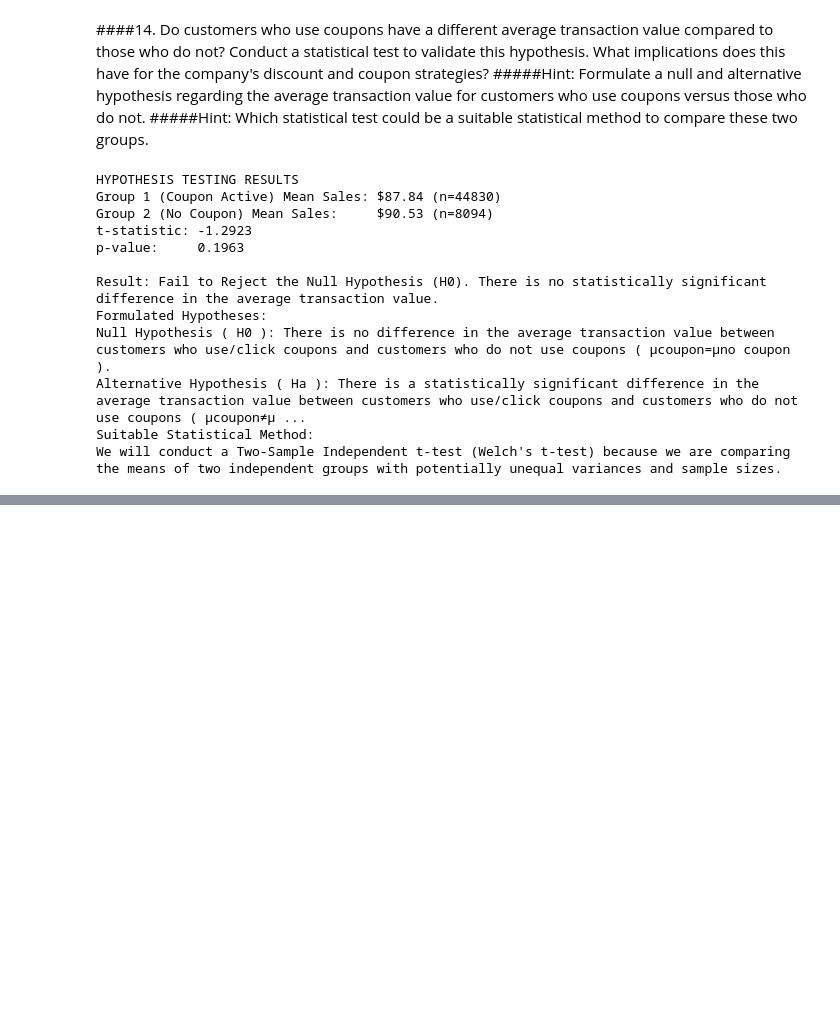
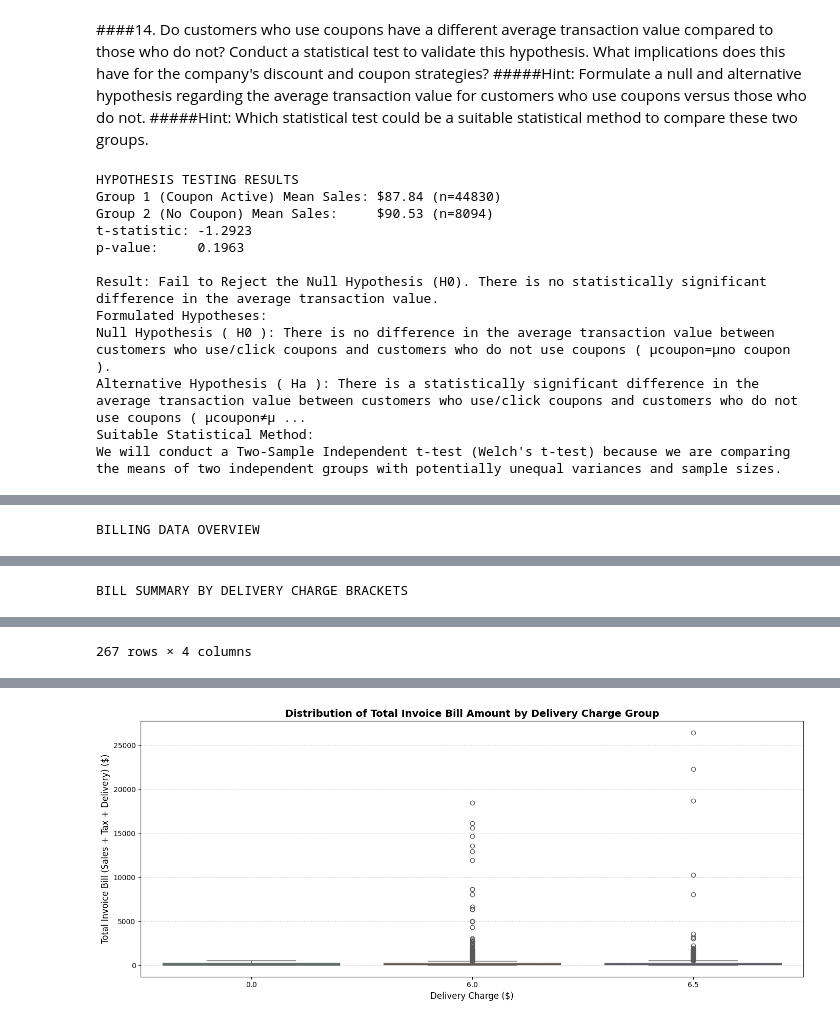
Before and after one commit to shridhar2k9/AI-ML, a Jupyter notebook: Untitled4.ipynb, the cells around one changed output, grey strips where cells are left out. Drawn from its saved outputs; the diff is of its cells as text; code cells hidden in the pictures; blank space fills up the shorter version.

```diff
--- a/Untitled4.ipynb
+++ b/Untitled4.ipynb
@@ -1529,0 +1798,77 @@ We will conduct a Two-Sample Independent t-test (Welch's t-test) because we are
+# %%
+import pandas as pd
+import numpy as np
+from scipy import stats
+import matplotlib.pyplot as plt
+import seaborn as sns
+
+# Clean up column names in tax dataset
+tax_amount_data.columns = tax_amount_data.columns.str.strip()
+online_sales_data.columns = online_sales_data.columns.str.strip()
+
+# Merge online sales with tax rates on Product_Category
+sales_with_tax = pd.merge(online_sales_data, tax_amount_data, on='Product_Category', how='left')
+
+# Fill any missing GST values with 0
+sales_with_tax['GST'] = sales_with_tax['GST'].fillna(0)
+
+# Calculate Tax Amount per item line
+# Sales_Amount = Quantity * Avg_Price
+sales_with_tax['Sales_Amount'] = sales_with_tax['Quantity'] * sales_with_tax['Avg_Price']
+sales_with_tax['Tax_Amount'] = sales_with_tax['Sales_Amount'] * sales_with_tax['GST']
+
+# Aggregate at the Transaction Level to compute the overall invoice bill amount
+transaction_billing = sales_with_tax.groupby('Transaction_ID').agg(
+    Total_Sales_Amount=('Sales_Amount', 'sum'),
+    Total_Tax_Amount=('Tax_Amount', 'sum'),
+    Delivery_Charges=('Delivery_Charges', 'first')
+).reset_index()
+
+# Calculate total bill: product spend + taxes + shipping charges
+transaction_billing['Total_Bill_Amount'] = (
+    transaction_billing['Total_Sales_Amount'] +
+    transaction_billing['Total_Tax_Amount'] +
+    transaction_billing['Delivery_Charges']
+)
+
+# Print summary overview
+print("BILLING DATA OVERVIEW")
+display(transaction_billing[['Total_Sales_Amount', 'Total_Tax_Amount', 'Delivery_Charges', 'Total_Bill_Amount']].head(10).round(2))
+
+# Segment and aggregate by primary delivery charge tiers to see trends
+bill_summary = transaction_billing.groupby('Delivery_Charges').agg(
+    Transaction_Count=('Transaction_ID', 'count'),
+    Avg_Bill_Amount=('Total_Bill_Amount', 'mean'),
+    Avg_Tax_Paid=('Total_Tax_Amount', 'mean')
+).reset_index()
+
+print("BILL SUMMARY BY DELIVERY CHARGE BRACKETS")
+display(bill_summary.round(2))
+
+# Conduct One-Way ANOVA across distinct delivery charges on Total Bill Amount
+unique_delivery_charges = sorted(transaction_billing['Delivery_Charges'].unique())
+groups_bill = [transaction_billing[transaction_billing['Delivery_Charges'] == charge]['Total_Bill_Amount'] for charge in unique_delivery_charges]
+
+f_stat, p_val = stats.f_oneway(*groups_bill)
+print("STATISTICAL TEST: ONE-WAY ANOVA ON BILL AMOUNTS")
+print(f"F-statistic: {f_stat:.4f}")
+print(f"p-value:     {p_val:.4e}")
+if p_val < 0.05:
+    print("Result: Statistically Significant. The combined effect of taxes and delivery charges varies significantly across bill amounts.")
+else:
+    print("Result: Not Statistically Significant.")
+
+# Visualizing the spending distributions across delivery charges
+plt.figure(figsize=(14, 6))
+# Filter to major charges  for a cleaner visualization
+major_billing = transaction_billing[transaction_billing['Delivery_Charges'].isin([0.00, 6.00, 6.50])]
+
+sns.boxplot(data=major_billing, x='Delivery_Charges', y='Total_Bill_Amount', palette='Set2', hue='Delivery_Charges', legend=False)
+plt.title('Distribution of Total Invoice Bill Amount by Delivery Charge Group', fontsize=14, fontweight='bold')
+plt.xlabel('Delivery Charge ($)', fontsize=12)
+plt.ylabel('Total Invoice Bill (Sales + Tax + Delivery) ($)', fontsize=12)
+plt.grid(axis='y', linestyle='--', alpha=0.5)
+plt.tight_layout()
+plt.show()
+# %% [output]
+BILLING DATA OVERVIEW
@@ -1529,0 +1886 @@ We will conduct a Two-Sample Independent t-test (Welch's t-test) because we are
+BILL SUMMARY BY DELIVERY CHARGE BRACKETS
@@ -1529,0 +1899 @@ We will conduct a Two-Sample Independent t-test (Welch's t-test) because we are
+267 rows × 4 columns
@@ -1529,0 +1904 @@ We will conduct a Two-Sample Independent t-test (Welch's t-test) because we are
+[figure, added]
```
Also changed, not shown: parts of 11 cells of this notebook.
